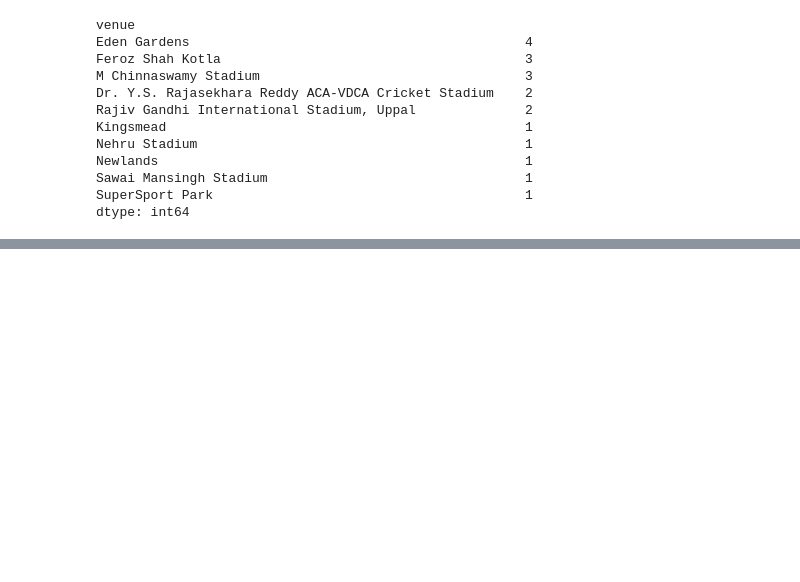
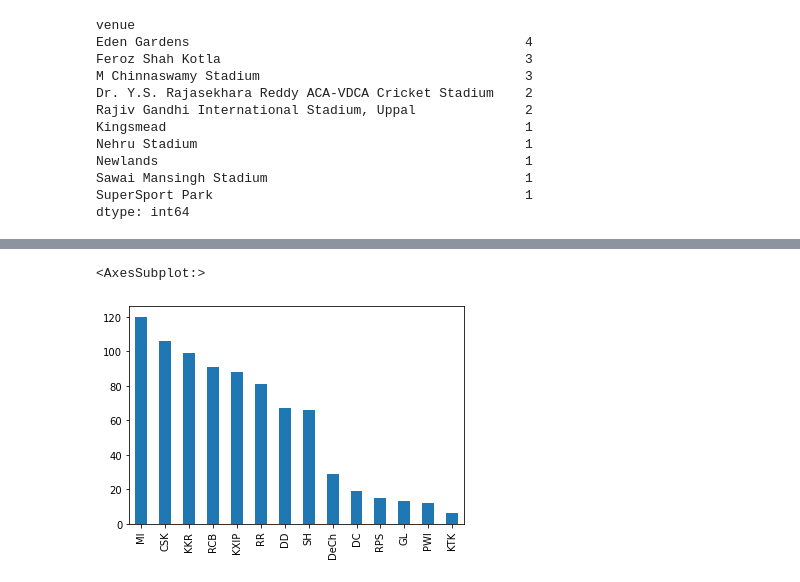
Before and after one commit to IPL-analysis-project/IPL-Dataset-Analysis, a Jupyter notebook: main.ipynb, the cells around one changed output, grey strips where cells are left out. Cells and saved outputs as stored; diff of their text form; code cells hidden in the pictures; blank space fills up the shorter version.

Commit message:
total matches win by every team

```diff
--- a/main.ipynb
+++ b/main.ipynb
@@ -150,0 +151,6 @@ matches.season.value_counts().plot(kind = 'bar')
+# %%
+total_win = matches.winner.value_counts()
+total_win.plot(kind = 'bar')
+# %% [output]
+<AxesSubplot:>
+[figure, added]
```
Also changed, not shown: parts of 7 cells of this notebook.
